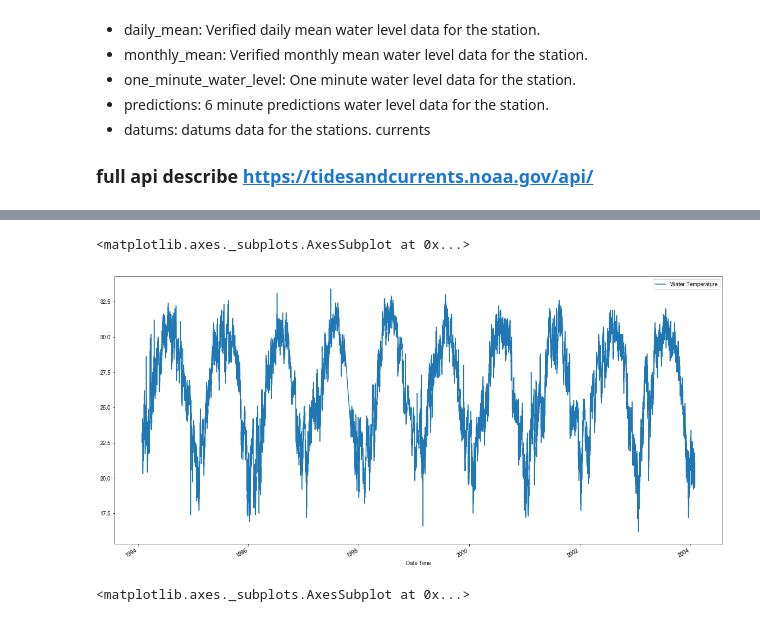
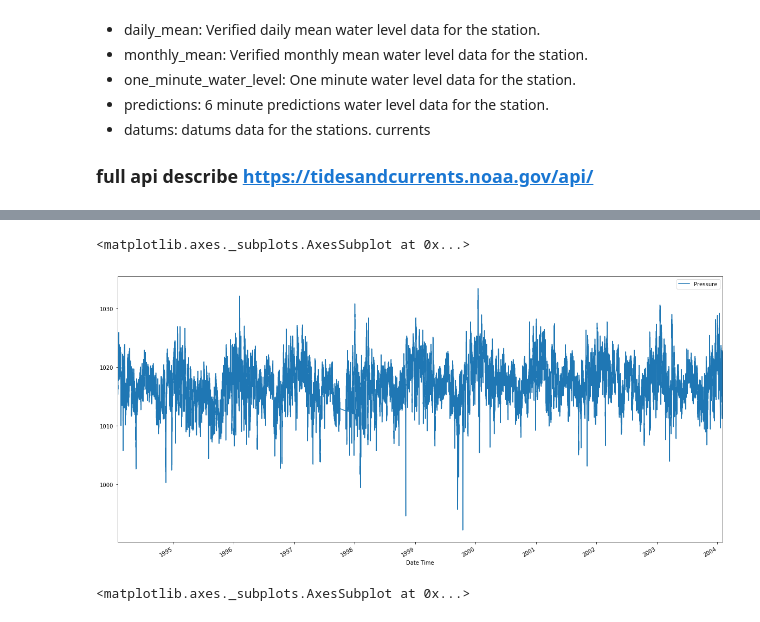
Before and after one commit to philippemiron/notebooks, a Jupyter notebook: weather-rsmas.ipynb, the cells around one changed output, grey strips where cells are left out. Saved outputs shown, nothing was run; the diff lists cells and outputs as text; code cells hidden in the pictures.

```diff
--- a/weather-rsmas.ipynb
+++ b/weather-rsmas.ipynb
@@ -71,9 +71,10 @@ day_e = datetime(2017, 9, 20, 0, 0)
 
 # type of data
 #product = 'water_level&datum=mllw' # for water level need to specify the datum reference
-#product = 'air_temperature' # °C or °F
+product = 'air_temperature' # °C or °F
 #product = 'wind' # m/s or kn
-product = 'water_temperature' # °C or °F
+#product = 'water_temperature' # °C or °F
+product = 'air_pressure'
 
 # only 31 days at the time
 file = 'rsmas_weather/monthly_temp.csv'
@@ -99,4 +100,9 @@ elif product == 'wind':
     df.dropna(axis=0, subset = ['Speed'], how='any', inplace=True)
     df.reset_index(drop=True, inplace=True)
     df.plot(figsize=(20,10), x='Date Time', y=['Speed', 'Gust'], kind='line')
+elif product == 'air_pressure':
+    df.drop(['X', 'N', 'R'], axis=1, errors='ignore', inplace=True)
+    df.dropna(axis=0, subset = ['Pressure'], how='any', inplace=True)
+    df.reset_index(drop=True, inplace=True)
+    df.plot(figsize=(20,10), x='Date Time', y='Pressure', kind='line')
 # %% [output]
@@ -106,16 +112,17 @@ elif product == 'wind':
 # get for each of the variables
 # daily average, min, max, low, high
 day_i = datetime(1994, 1, 1, 0, 0)
-day_e = datetime(2018, 6, 26, 0, 0)
+day_e = datetime(2019, 3, 19, 0, 0)
 
 # type of data
 #product = 'water_level&datum=mllw' # for water level need to specify the datum reference
-#product = 'air_temperature'
-#product = 'wind'
-product = 'water_temperature'
+#product = 'air_temperature'; varname = 'Air Temperature'
+product = 'air_pressure'; varname = 'Pressure'
+#product = 'wind'; varname = 'Speed' # Direction, Direction.1, Gust
+#product = 'water_temperature'; varname = 'Water Temperature'
 
 file = 'rsmas_weather/monthly_temp.csv'
-water_full = 'rsmas_weather/complete_water_temp.csv'
+file_full = 'rsmas_weather/complete_%s.csv' % product
 
 if (day_e - day_i).days <= 0:
     print('Wrong date: end date should be greater then the begin date.')
@@ -136,8 +143,8 @@ df.drop(wrong_index, inplace=True)
 df.reset_index(drop=True, inplace=True)
 
 # plot the complete dataset
-df.plot(x='Date Time', y='Water Temperature', kind='line')
+df.plot(x='Date Time', y=varname, kind='line')
 
 # export Water Temperature to CSV
-df.to_csv(water_full, sep=',', index=False)
+df.to_csv(file_full, sep=',', index=False)
 # %% [output]
@@ -145,10 +160,10 @@ df.to_csv(water_full, sep=',', index=False)
 # %%
 # plot the first 10 years of data
 index = (df['Date Time'] < pd.Timestamp('2004-02-01')).values.argmin()
-df[:index].plot(figsize=(20,10), x='Date Time', y='Water Temperature', kind='line')
+df[:index].plot(figsize=(20,10), x='Date Time', y='Pressure', kind='line')
 # %% [output]
 <matplotlib.axes._subplots.AxesSubplot at 0x...>
-[figure, old version]
+[figure, new version]
 # %%
 # plot the last 10 years of data
 index = (df['Date Time'] < pd.Timestamp('2008-01-01')).values.argmin()
```
Also changed, not shown: parts of 6 cells of this notebook, 13 other files.
